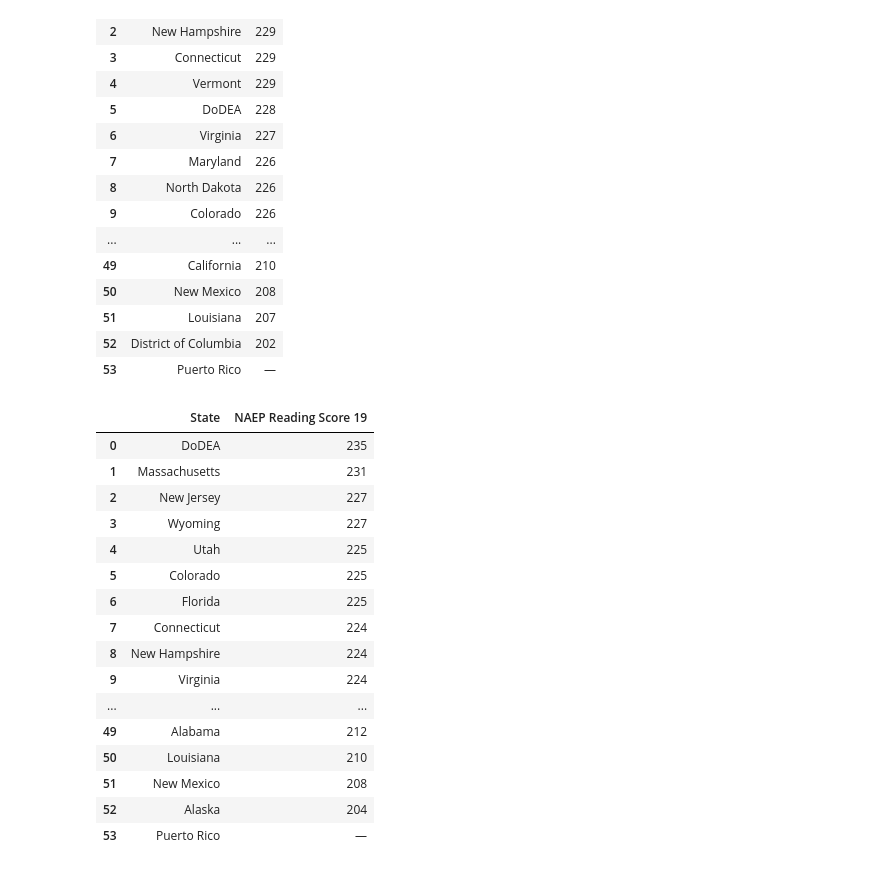
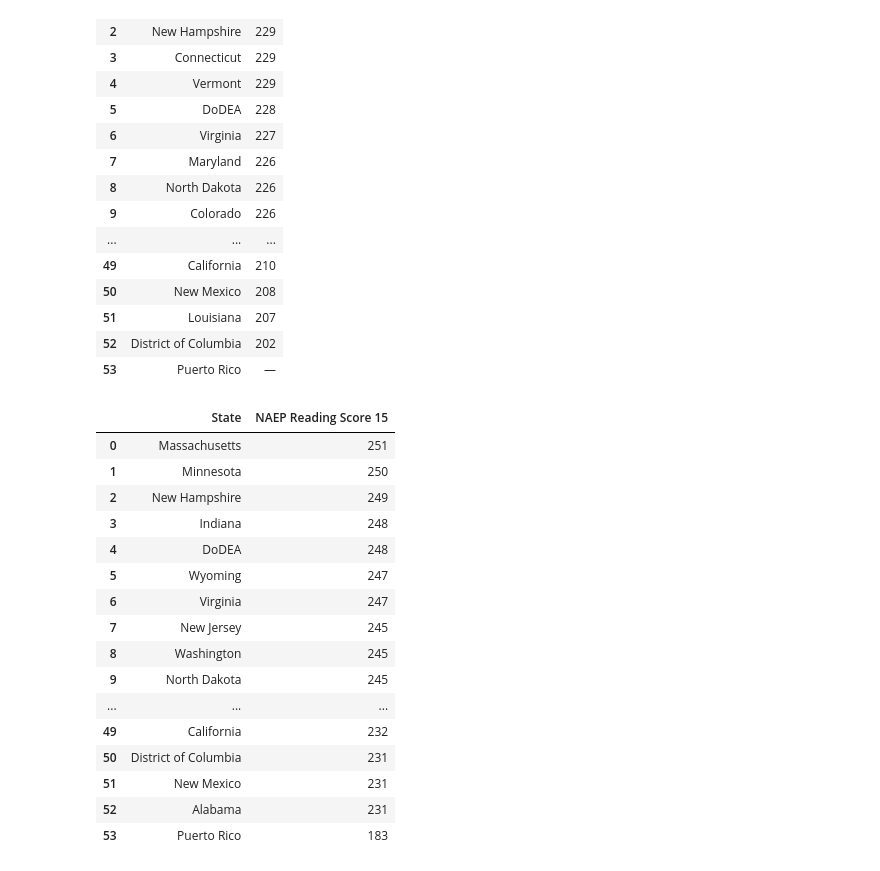
Before and after one commit to josh-acampado/dumbledores_platoon, a Jupyter notebook: National_test_scores.ipynb, the cells around one changed output. Cells and saved outputs as stored; diff of their text form; code cells hidden in the pictures.

```diff
--- a/National_test_scores.ipynb
+++ b/National_test_scores.ipynb
@@ -94,35 +94,17 @@ reading_09_df
 # %%
 #rename column to include year, change Jurisdiction to State
 #math
-math_09_df.rename(columns = {'Jurisdiction' : 'State', 'MN' : 'NAEP Math Score 09'})
-math_11_df.rename(columns = {'Jurisdiction' : 'State', 'MN' : 'NAEP Math Score 11'})
-math_13_df.rename(columns = {'Jurisdiction' : 'State', 'MN' : 'NAEP Math Score 13'})
-math_15_df.rename(columns = {'Jurisdiction' : 'State', 'MN' : 'NAEP Math Score 15'})
-math_17_df.rename(columns = {'Jurisdiction' : 'State', 'MN' : 'NAEP Math Score 17'})
-math_19_df.rename(columns = {'Jurisdiction' : 'State', 'MN' : 'NAEP Math Score 19'})
+math_09_df = math_09_df.rename(columns = {'Jurisdiction' : 'State', 'MN' : 'NAEP Math Score 09'})
+math_11_df = math_11_df.rename(columns = {'Jurisdiction' : 'State', 'MN' : 'NAEP Math Score 11'})
+math_13_df = math_13_df.rename(columns = {'Jurisdiction' : 'State', 'MN' : 'NAEP Math Score 13'})
+math_15_df = math_15_df.rename(columns = {'Jurisdiction' : 'State', 'MN' : 'NAEP Math Score 15'})
+math_17_df = math_17_df.rename(columns = {'Jurisdiction' : 'State', 'MN' : 'NAEP Math Score 17'})
+math_19_df = math_19_df.rename(columns = {'Jurisdiction' : 'State', 'MN' : 'NAEP Math Score 19'})
 
 #reading
-reading_09_df.rename(columns = {'Jurisdiction' : 'State', 'MN' : 'NAEP Reading Score 09'})
-reading_11_df.rename(columns = {'Jurisdiction' : 'State', 'MN' : 'NAEP Reading Score 11'})
-reading_13_df.rename(columns = {'Jurisdiction' : 'State', 'MN' : 'NAEP Reading Score 13'})
-reading_15_df.rename(columns = {'Jurisdiction' : 'State', 'MN' : 'NAEP Reading Score 15'})
-reading_17_df.rename(columns = {'Jurisdiction' : 'State', 'MN' : 'NAEP Reading Score 17'})
-reading_19_df.rename(columns = {'Jurisdiction' : 'State', 'MN' : 'NAEP Reading Score 19'})
+reading_09_df = reading_09_df.rename(columns = {'Jurisdiction' : 'State', 'MN' : 'NAEP Reading Score 09'})
+reading_11_df = reading_11_df.rename(columns = {'Jurisdiction' : 'State', 'MN' : 'NAEP Reading Score 11'})
+reading_13_df = reading_13_df.rename(columns = {'Jurisdiction' : 'State', 'MN' : 'NAEP Reading Score 13'})
+reading_15_df = reading_15_df.rename(columns = {'Jurisdiction' : 'State', 'MN' : 'NAEP Reading Score 15'})
+reading_17_df = reading_17_df.rename(columns = {'Jurisdiction' : 'State', 'MN' : 'NAEP Reading Score 17'})
+reading_19_df = reading_19_df.rename(columns = {'Jurisdiction' : 'State', 'MN' : 'NAEP Reading Score 19'})
-# %% [output]
-|  | State | NAEP Reading Score 19 |
-| 0 | DoDEA | 235 |
-| 1 | Massachusetts | 231 |
-| 2 | New Jersey | 227 |
-| 3 | Wyoming | 227 |
-| 4 | Utah | 225 |
-| 5 | Colorado | 225 |
-| 6 | Florida | 225 |
-| 7 | Connecticut | 224 |
-| 8 | New Hampshire | 224 |
-| 9 | Virginia | 224 |
-| ... | ... | ... |
-| 49 | Alabama | 212 |
-| 50 | Louisiana | 210 |
-| 51 | New Mexico | 208 |
-| 52 | Alaska | 204 |
-| 53 | Puerto Rico | — |
@@ -137,0 +111,22 @@ reading_19_df.rename(columns = {'Jurisdiction' : 'State', 'MN' : 'NAEP Reading S
+# %%
+#preview dfs
+
+reading_15_df
+# %% [output]
+|  | State | NAEP Reading Score 15 |
+| 0 | Massachusetts | 251 |
+| 1 | Minnesota | 250 |
+| 2 | New Hampshire | 249 |
+| 3 | Indiana | 248 |
+| 4 | DoDEA | 248 |
+| 5 | Wyoming | 247 |
+| 6 | Virginia | 247 |
+| 7 | New Jersey | 245 |
+| 8 | Washington | 245 |
+| 9 | North Dakota | 245 |
+| ... | ... | ... |
+| 49 | California | 232 |
+| 50 | District of Columbia | 231 |
+| 51 | New Mexico | 231 |
+| 52 | Alabama | 231 |
+| 53 | Puerto Rico | 183 |
```
Also changed, not shown: parts of 10 cells of this notebook.
